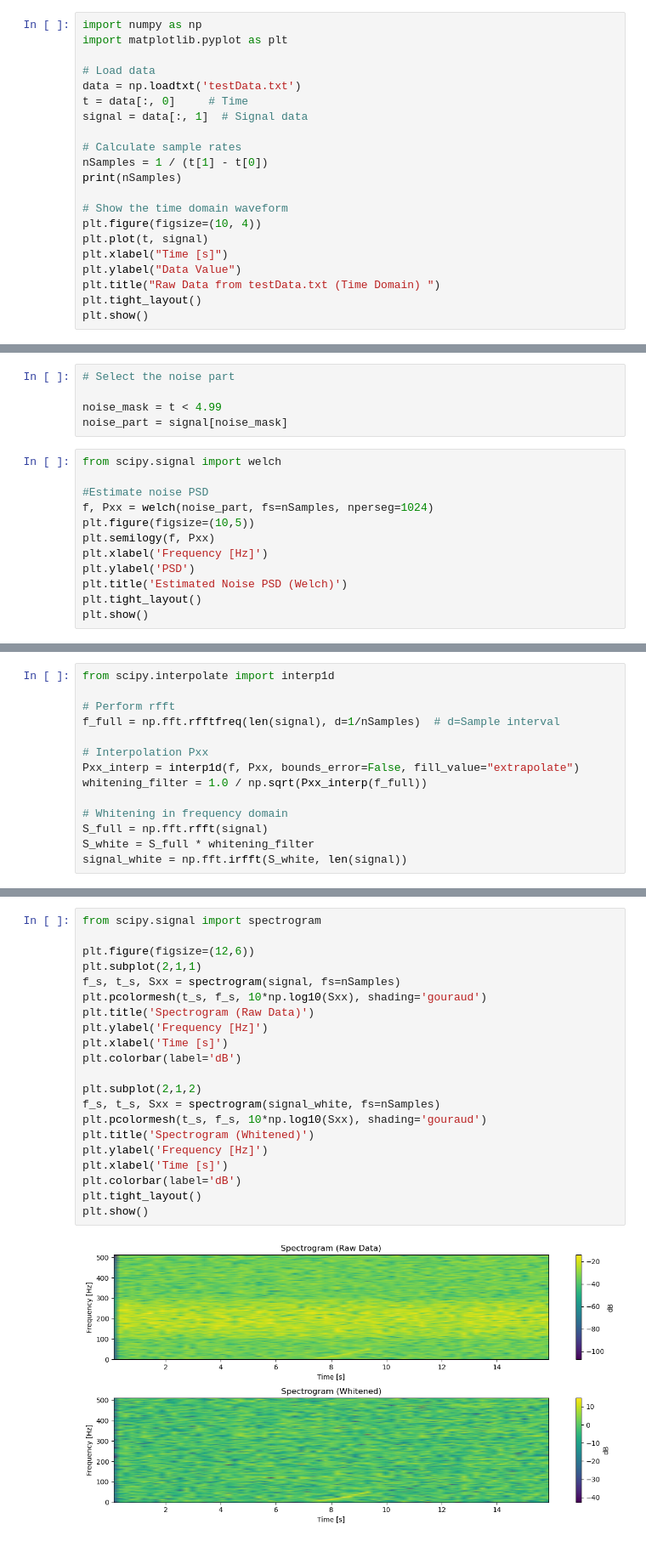
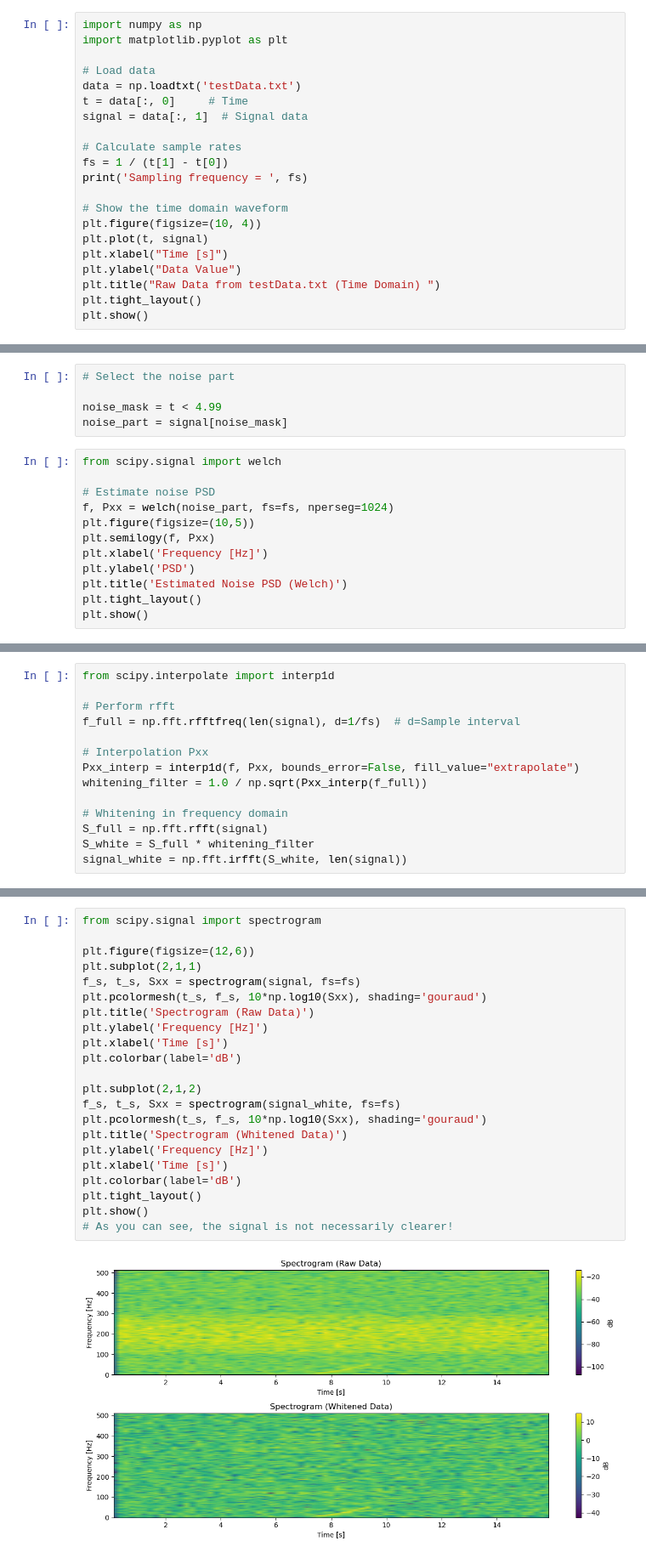
Before and after one commit to ShitongGuo/LZU_lab, a Jupyter notebook: lab3/run_code.ipynb, the cells around one changed output, grey strips where cells are left out. Shown at 85% size. Drawn from its saved outputs; the diff is of its cells as text.

```diff
--- a/lab3/run_code.ipynb
+++ b/lab3/run_code.ipynb
@@ -248,8 +248,8 @@ t = data[:, 0]     # Time
 signal = data[:, 1]  # Signal data
 
 # Calculate sample rates
-nSamples = 1 / (t[1] - t[0])
-print(nSamples)
+fs = 1 / (t[1] - t[0])
+print('Sampling frequency = ', fs)
 
 # Show the time domain waveform
 plt.figure(figsize=(10, 4))
@@ -270,8 +270,8 @@ noise_part = signal[noise_mask]
 # %%
 from scipy.signal import welch
 
-#Estimate noise PSD
-f, Pxx = welch(noise_part, fs=nSamples, nperseg=1024)
+# Estimate noise PSD
+f, Pxx = welch(noise_part, fs=fs, nperseg=1024)
 plt.figure(figsize=(10,5))
 plt.semilogy(f, Pxx)
 plt.xlabel('Frequency [Hz]')
@@ -285,7 +356,7 @@ plt.show()
 from scipy.interpolate import interp1d
 
 # Perform rfft
-f_full = np.fft.rfftfreq(len(signal), d=1/nSamples)  # d=Sample interval
+f_full = np.fft.rfftfreq(len(signal), d=1/fs)  # d=Sample interval
 
 # Interpolation Pxx
 Pxx_interp = interp1d(f, Pxx, bounds_error=False, fill_value="extrapolate")
@@ -325,23 +396,24 @@ plt.show()
 # %%
 from scipy.signal import spectrogram
 
 plt.figure(figsize=(12,6))
 plt.subplot(2,1,1)
-f_s, t_s, Sxx = spectrogram(signal, fs=nSamples)
+f_s, t_s, Sxx = spectrogram(signal, fs=fs)
 plt.pcolormesh(t_s, f_s, 10*np.log10(Sxx), shading='gouraud')
 plt.title('Spectrogram (Raw Data)')
 plt.ylabel('Frequency [Hz]')
 plt.xlabel('Time [s]')
 plt.colorbar(label='dB')
 
 plt.subplot(2,1,2)
-f_s, t_s, Sxx = spectrogram(signal_white, fs=nSamples)
+f_s, t_s, Sxx = spectrogram(signal_white, fs=fs)
 plt.pcolormesh(t_s, f_s, 10*np.log10(Sxx), shading='gouraud')
-plt.title('Spectrogram (Whitened)')
+plt.title('Spectrogram (Whitened Data)')
 plt.ylabel('Frequency [Hz]')
 plt.xlabel('Time [s]')
 plt.colorbar(label='dB')
 plt.tight_layout()
 plt.show()
+# As you can see, the signal is not necessarily clearer!
 # %% [output]
-[figure, old version]
+[figure, new version]
```
Also changed, not shown: parts of 25 cells of this notebook, 1 other file.
